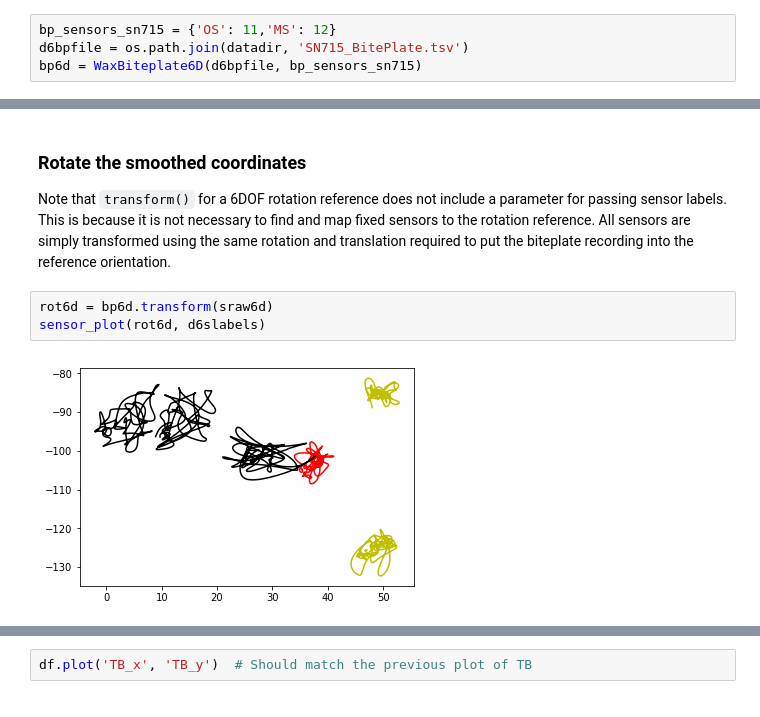
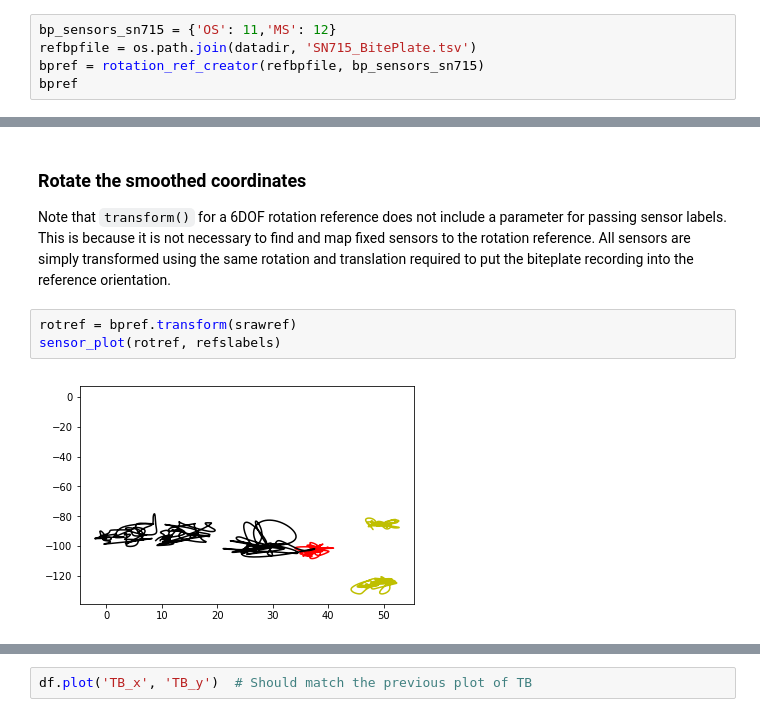
Before and after one commit to rsprouse/ematools, a Jupyter notebook: doc/ematools_demo.ipynb, the cells around one changed output, grey strips where cells are left out. Saved outputs shown, nothing was run; the diff lists cells and outputs as text.

```diff
--- a/doc/ematools_demo.ipynb
+++ b/doc/ematools_demo.ipynb
@@ -237,4 +249,5 @@ A 6D wax biteplate recording should contain sensors at these locations: origin,
 # %%
 bp_sensors_sn715 = {'OS': 11,'MS': 12}
-d6bpfile = os.path.join(datadir, 'SN715_BitePlate.tsv')
-bp6d = WaxBiteplate6D(d6bpfile, bp_sensors_sn715)
+refbpfile = os.path.join(datadir, 'SN715_BitePlate.tsv')
+bpref = rotation_ref_creator(refbpfile, bp_sensors_sn715)
+bpref
@@ -260,11 +275,11 @@ sensor_plot(sraw6d, d6slabels)
 ### Rotate the smoothed coordinates
 
 Note that `transform()` for a 6DOF rotation reference does not include a parameter for passing sensor labels. This is because it is not necessary to find and map fixed sensors to the rotation reference. All sensors are simply transformed using the same rotation and translation required to put the biteplate recording into the reference orientation.
-# %%
-rot6d = bp6d.transform(sraw6d)
-sensor_plot(rot6d, d6slabels)
-# %% [output]
-[figure, removed]
+# %%
+rotref = bpref.transform(srawref)
+sensor_plot(rotref, refslabels)
+# %% [output]
+[figure, added]
 # %% [markdown]
 ## Convert coordinates to a dataframe
 
```
Also changed, not shown: parts of 16 cells of this notebook, 1 other file.
